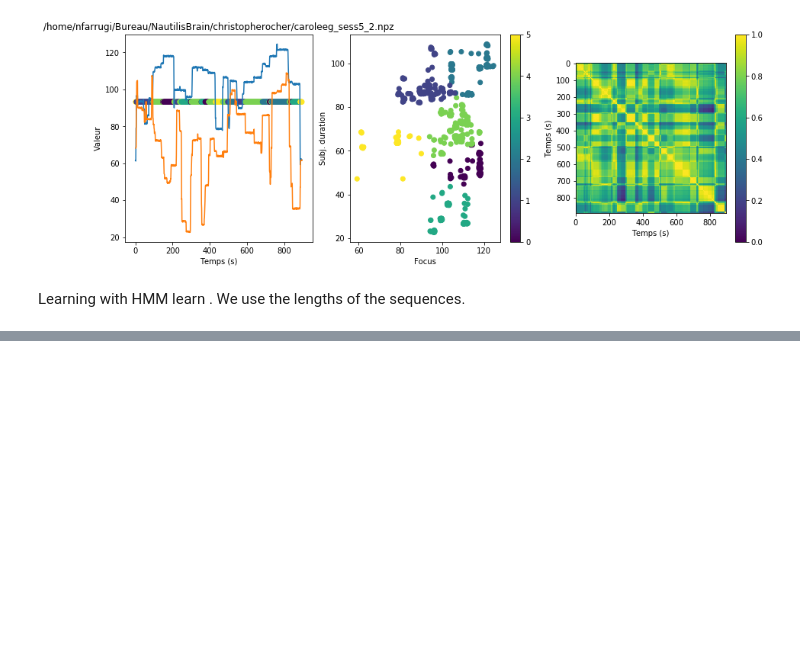
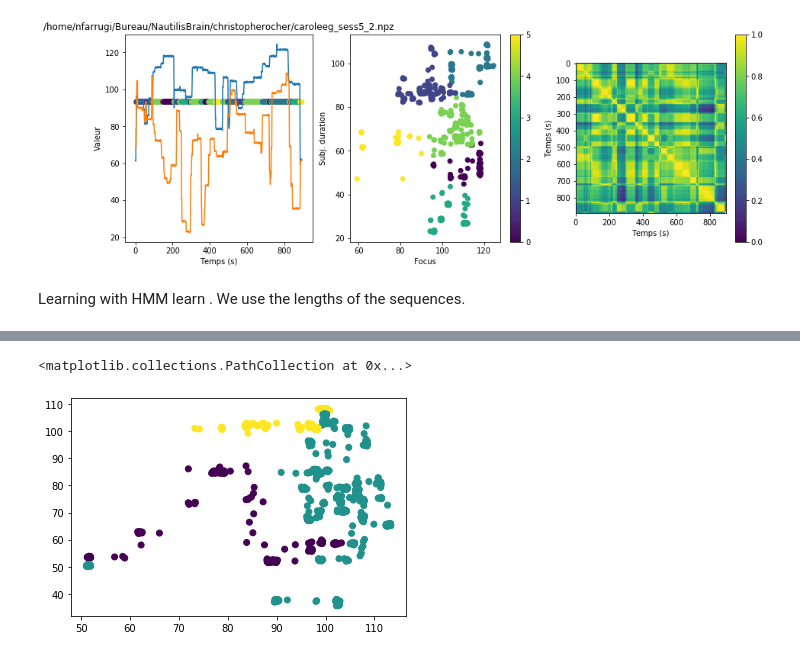
Before and after one commit to nicofarr/caroltrio_perf, a Jupyter notebook: Analysis_continuousratings.ipynb, the cells around one changed output, grey strips where cells are left out. Saved outputs shown, nothing was run; the diff lists cells and outputs as text; code cells hidden in the pictures; blank space fills up the shorter version.

```diff
--- a/Analysis_continuousratings.ipynb
+++ b/Analysis_continuousratings.ipynb
@@ -349,0 +490,16 @@ plt.scatter(samplesX[:,0])
+# %%
+def make_clustering(conv,k,c):
+    spectral = SpectralClustering(n_clusters=c,
+                                      eigen_solver='arpack',
+                                      affinity="nearest_neighbors",
+                                      assign_labels="discretize",
+                                      random_state=0,n_neighbors=k).fit((conv))
+    return spectral.labels_
+# %%
+
+labels = make_clustering(X,k,c)
+# %%
+plt.scatter(X[:,0],X[:,1],c=labels)
+# %% [output]
+<matplotlib.collections.PathCollection at 0x...>
+[figure, added]
```
Also changed, not shown: parts of 9 cells of this notebook, 22 other files.
